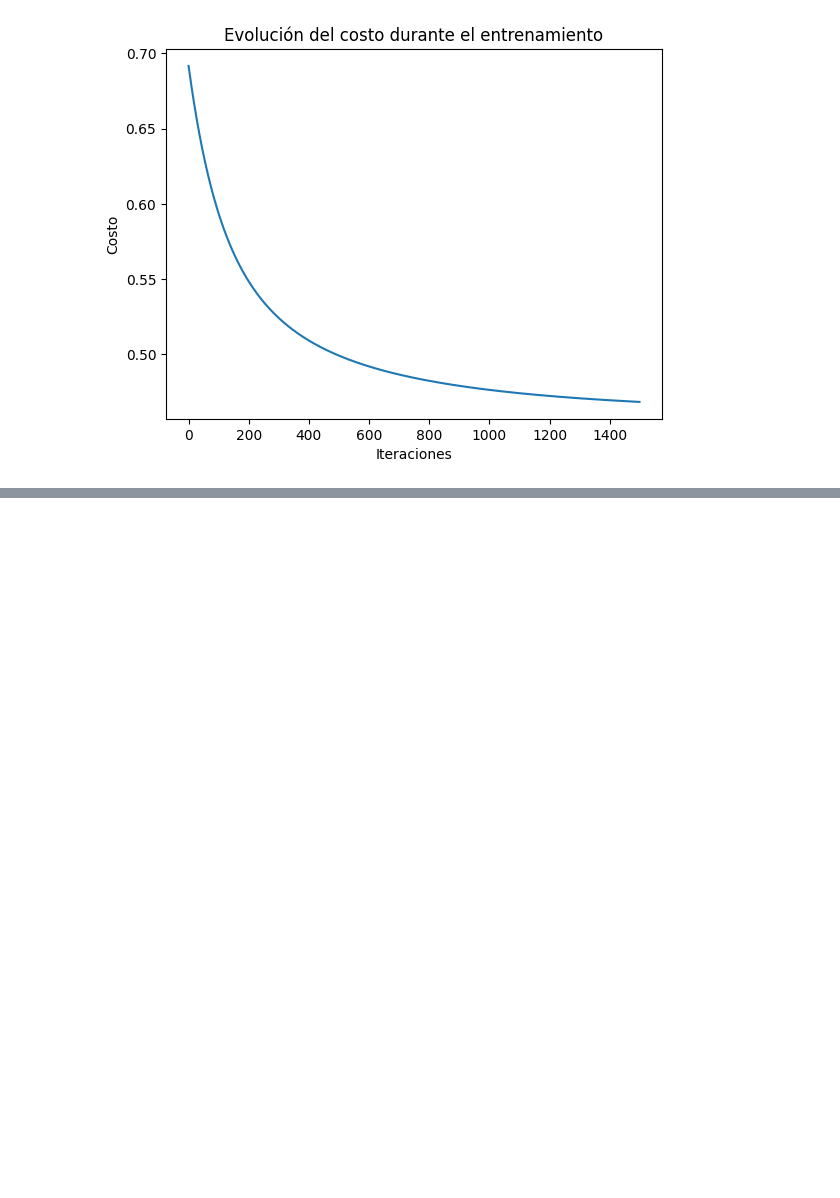
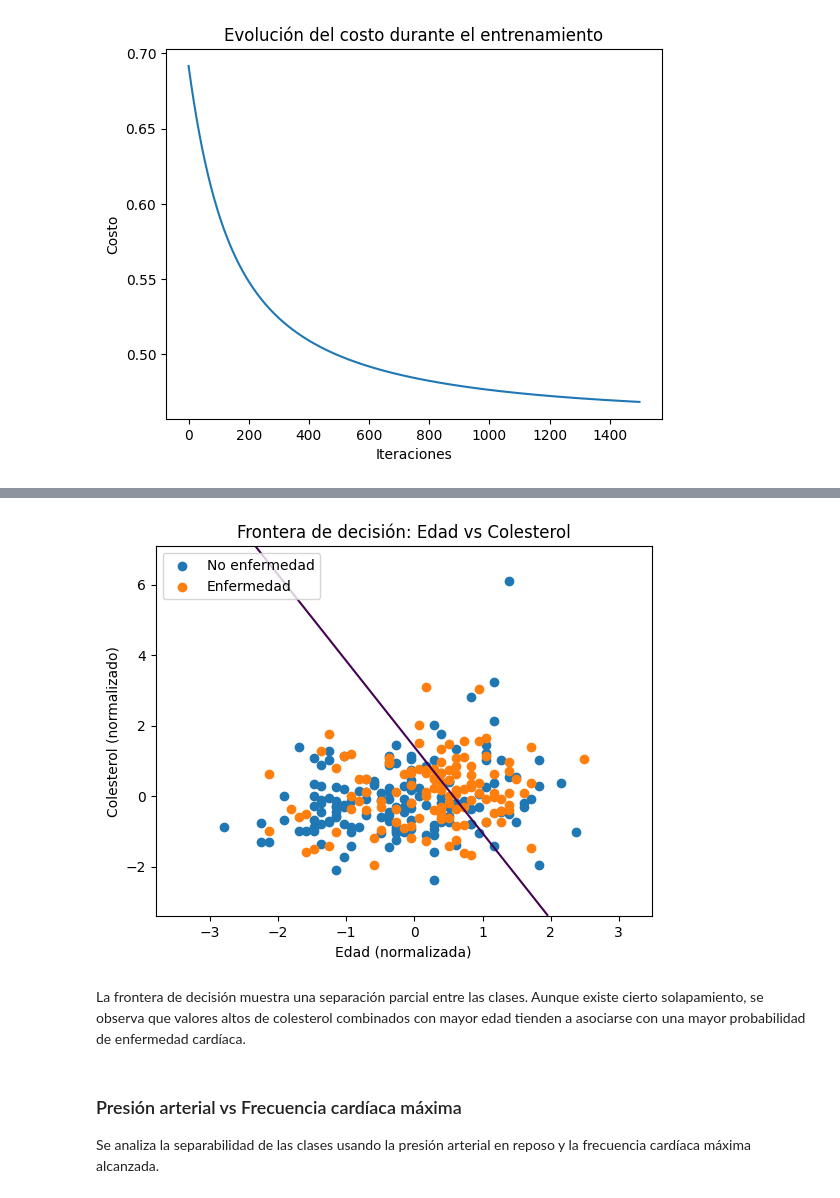
Before and after one commit to fecg2212/TDSE-Taller2, a Jupyter notebook: heart_disease_lr_analysis.ipynb, the cells around one changed output, grey strips where cells are left out. Drawn from its saved outputs; the diff is of its cells as text; code cells hidden in the pictures; blank space fills up the shorter version.

```diff
--- a/heart_disease_lr_analysis.ipynb
+++ b/heart_disease_lr_analysis.ipynb
@@ -201,0 +247,50 @@ plt.show()
+# %%
+features_2d = ["Age", "Cholesterol"]
+
+X_2d = df[features_2d].values
+y_2d = df["Heart Disease"].values
+# %%
+X_2d = (X_2d - X_2d.mean(axis=0)) / X_2d.std(axis=0)
+# %%
+X_train_2d = X_2d
+y_train_2d = y_2d
+# %%
+w_2d = np.zeros(2)
+b_2d = 0
+
+w_2d, b_2d, _ = gradient_descent(
+    X_train_2d,
+    y_train_2d,
+    w_2d,
+    b_2d,
+    alpha=0.01,
+    iterations=1500
+)
+# %%
+x1_min, x1_max = X_2d[:, 0].min() - 1, X_2d[:, 0].max() + 1
+x2_min, x2_max = X_2d[:, 1].min() - 1, X_2d[:, 1].max() + 1
+
+xx1, xx2 = np.meshgrid(
+    np.linspace(x1_min, x1_max, 200),
+    np.linspace(x2_min, x2_max, 200)
+)
+
+Z = sigmoid(w_2d[0] * xx1 + w_2d[1] * xx2 + b_2d)
+Z = Z.reshape(xx1.shape)
+
+# Gráfica
+plt.contour(xx1, xx2, Z, levels=[0.5])
+plt.scatter(X_2d[y_2d == 0, 0], X_2d[y_2d == 0, 1], label="No enfermedad")
+plt.scatter(X_2d[y_2d == 1, 0], X_2d[y_2d == 1, 1], label="Enfermedad")
+plt.xlabel("Edad (normalizada)")
+plt.ylabel("Colesterol (normalizado)")
+plt.title("Frontera de decisión: Edad vs Colesterol")
+plt.legend()
+plt.show()
+# %% [output]
+[figure, added]
+# %% [markdown]
+La frontera de decisión muestra una separación parcial entre las clases. Aunque existe cierto solapamiento, se observa que valores altos de colesterol combinados con mayor edad tienden a asociarse con una mayor probabilidad de enfermedad cardíaca.
+# %% [markdown]
+### Presión arterial vs Frecuencia cardíaca máxima
+Se analiza la separabilidad de las clases usando la presión arterial en reposo y la frecuencia cardíaca máxima alcanzada.
```
Also changed, not shown: parts of 41 cells of this notebook, 2 other files.
